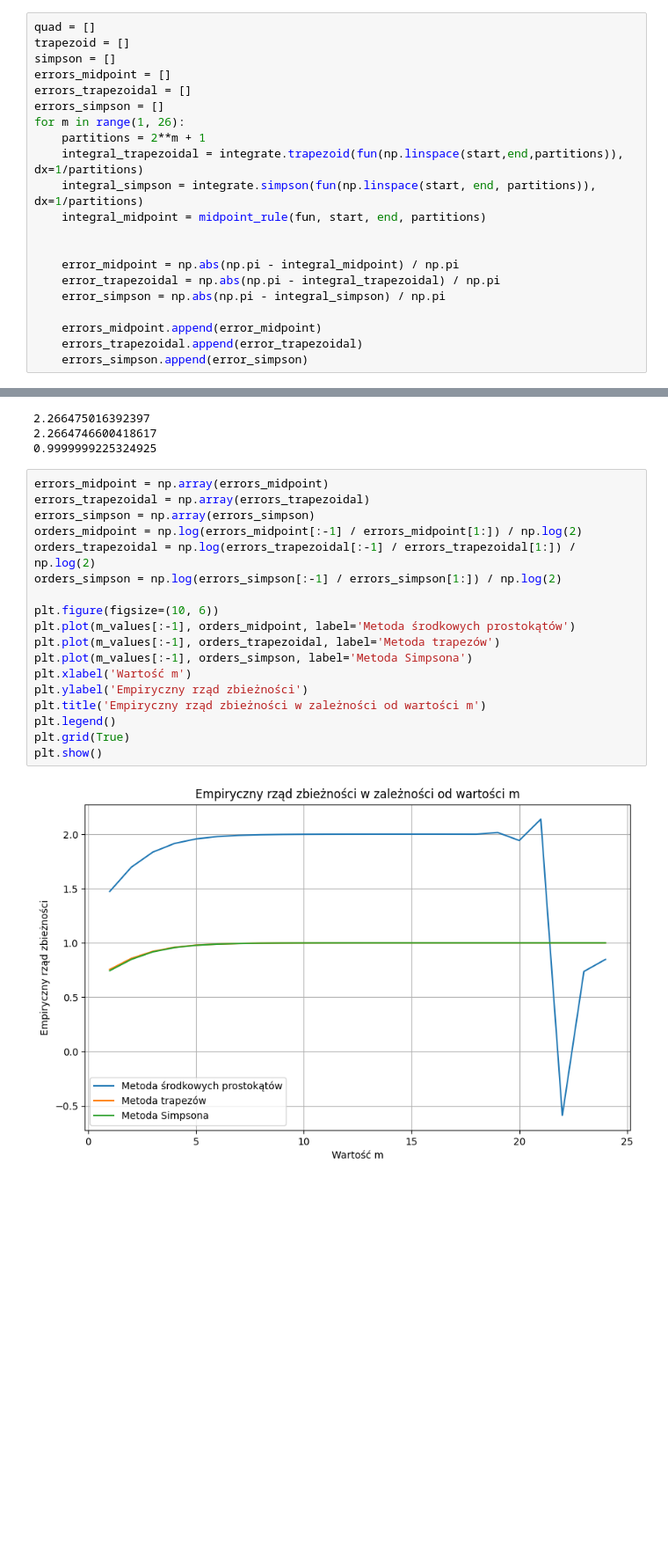
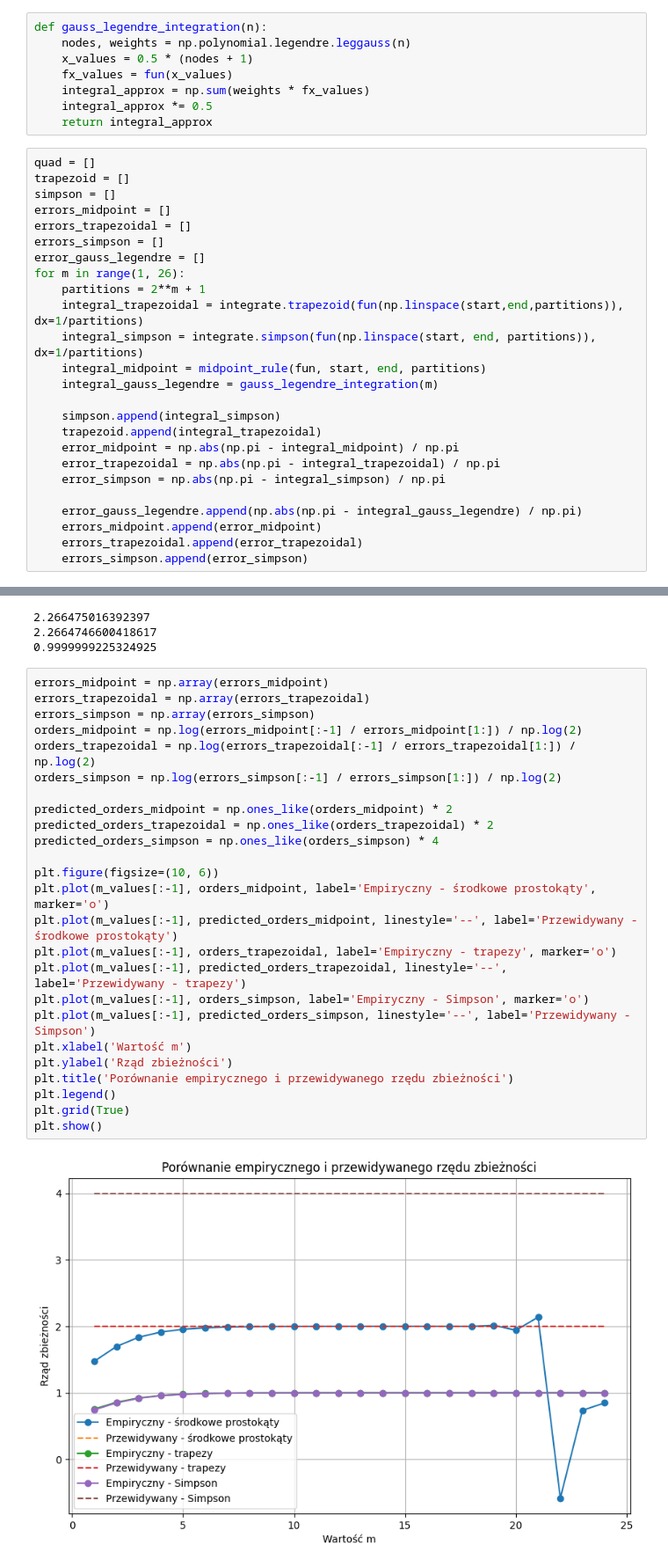
Before and after one commit to domino644/mownit, a Jupyter notebook: lab6/zad1.ipynb, the cells around one changed output, grey strips where cells are left out. Shown at 88% size. Saved outputs shown, nothing was run; the diff lists cells and outputs as text; blank space fills up the shorter version.

```diff
--- a/lab6/zad1.ipynb
+++ b/lab6/zad1.ipynb
@@ -16,6 +16,14 @@ def midpoint_rule(fun, a, b, num_partitions):
     x_values = np.linspace(a + 0.5 * dx, b - 0.5 * dx, num_partitions)
     integral = np.sum(fun(x_values)) * dx
     return integral
+# %%
+def gauss_legendre_integration(n):
+    nodes, weights = np.polynomial.legendre.leggauss(n)
+    x_values = 0.5 * (nodes + 1)
+    fx_values = fun(x_values)
+    integral_approx = np.sum(weights * fx_values)
+    integral_approx *= 0.5
+    return integral_approx
 # %%
 quad = []
 trapezoid = []
@@ -23,17 +31,21 @@ simpson = []
 errors_midpoint = []
 errors_trapezoidal = []
 errors_simpson = []
+error_gauss_legendre = []
 for m in range(1, 26):
     partitions = 2**m + 1
     integral_trapezoidal = integrate.trapezoid(fun(np.linspace(start,end,partitions)), dx=1/partitions)
     integral_simpson = integrate.simpson(fun(np.linspace(start, end, partitions)), dx=1/partitions)
     integral_midpoint = midpoint_rule(fun, start, end, partitions)
+    integral_gauss_legendre = gauss_legendre_integration(m)
 
-
+    simpson.append(integral_simpson)
+    trapezoid.append(integral_trapezoidal)
     error_midpoint = np.abs(np.pi - integral_midpoint) / np.pi
     error_trapezoidal = np.abs(np.pi - integral_trapezoidal) / np.pi
     error_simpson = np.abs(np.pi - integral_simpson) / np.pi
 
+    error_gauss_legendre.append(np.abs(np.pi - integral_gauss_legendre) / np.pi)
     errors_midpoint.append(error_midpoint)
     errors_trapezoidal.append(error_trapezoidal)
     errors_simpson.append(error_simpson)
@@ -78,20 +103,27 @@ print(error_of_h3)
 # %%
 errors_midpoint = np.array(errors_midpoint)
 errors_trapezoidal = np.array(errors_trapezoidal)
 errors_simpson = np.array(errors_simpson)
 orders_midpoint = np.log(errors_midpoint[:-1] / errors_midpoint[1:]) / np.log(2)
 orders_trapezoidal = np.log(errors_trapezoidal[:-1] / errors_trapezoidal[1:]) / np.log(2)
 orders_simpson = np.log(errors_simpson[:-1] / errors_simpson[1:]) / np.log(2)
 
+predicted_orders_midpoint = np.ones_like(orders_midpoint) * 2
+predicted_orders_trapezoidal = np.ones_like(orders_trapezoidal) * 2
+predicted_orders_simpson = np.ones_like(orders_simpson) * 4
+
 plt.figure(figsize=(10, 6))
-plt.plot(m_values[:-1], orders_midpoint, label='Metoda środkowych prostokątów')
-plt.plot(m_values[:-1], orders_trapezoidal, label='Metoda trapezów')
-plt.plot(m_values[:-1], orders_simpson, label='Metoda Simpsona')
+plt.plot(m_values[:-1], orders_midpoint, label='Empiryczny - środkowe prostokąty', marker='o')
+plt.plot(m_values[:-1], predicted_orders_midpoint, linestyle='--', label='Przewidywany - środkowe prostokąty')
+plt.plot(m_values[:-1], orders_trapezoidal, label='Empiryczny - trapezy', marker='o')
+plt.plot(m_values[:-1], predicted_orders_trapezoidal, linestyle='--', label='Przewidywany - trapezy')
+plt.plot(m_values[:-1], orders_simpson, label='Empiryczny - Simpson', marker='o')
+plt.plot(m_values[:-1], predicted_orders_simpson, linestyle='--', label='Przewidywany - Simpson')
 plt.xlabel('Wartość m')
-plt.ylabel('Empiryczny rząd zbieżności')
-plt.title('Empiryczny rząd zbieżności w zależności od wartości m')
+plt.ylabel('Rząd zbieżności')
+plt.title('Porównanie empirycznego i przewidywanego rzędu zbieżności')
 plt.legend()
 plt.grid(True)
 plt.show()
 # %% [output]
-[figure, old version]
+[figure, new version]
```
Also changed, not shown: parts of 6 cells of this notebook, 1 other file.
